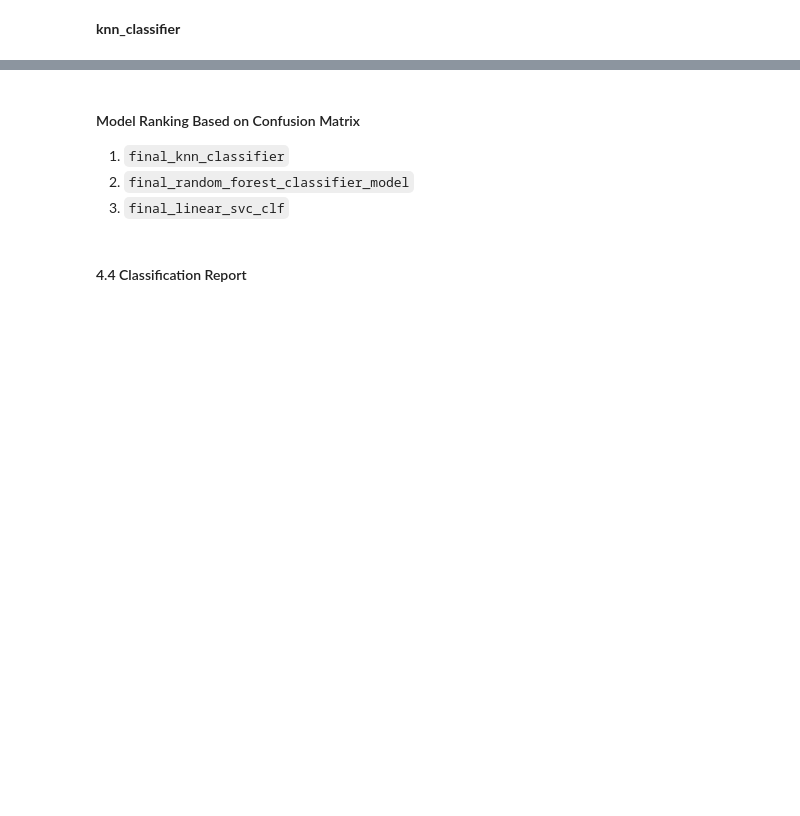
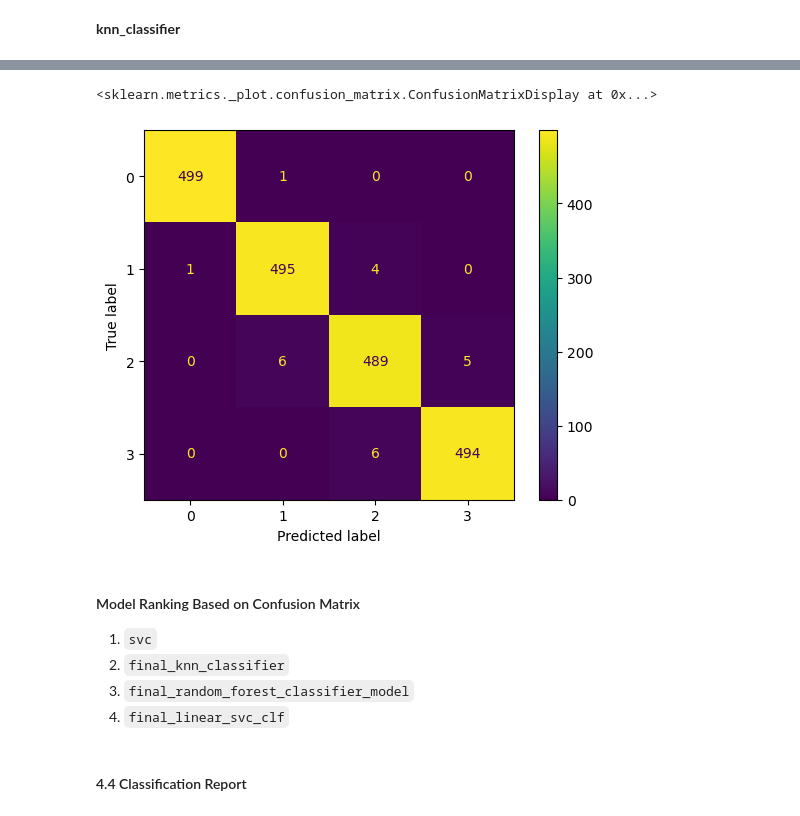
Before and after one commit to jaymes15/mobile-price-model-classification, a Jupyter notebook: Mobile-Price-Classification.ipynb, the cells around one changed output, grey strips where cells are left out. Drawn from its saved outputs; the diff is of its cells as text; code cells hidden in the pictures; blank space fills up the shorter version.

```diff
--- a/Mobile-Price-Classification.ipynb
+++ b/Mobile-Price-Classification.ipynb
@@ -385,0 +372,5 @@ final_random_forest_classifier_model.score(X_test, y_test)
+# %%
+from sklearn import svm
+svc = svm.SVC(kernel='linear')
+svc.fit(X_train, y_train)
+svc.score(X_test, y_test)
@@ -510,8 +532,13 @@ ConfusionMatrixDisplay.from_estimator(estimator=final_knn_classifier, X=X.values
+# %%
+ConfusionMatrixDisplay.from_estimator(estimator=svc, X=X, y=y)
+# %% [output]
+<sklearn.metrics._plot.confusion_matrix.ConfusionMatrixDisplay at 0x...>
+[figure, added]
 # %% [markdown]
 #### Model Ranking Based on Confusion Matrix
 
-
-1. `final_knn_classifier`
+1. `svc`
+2. `final_knn_classifier`
 2. `final_random_forest_classifier_model`
 3. `final_linear_svc_clf`
 # %% [markdown]
```
Also changed, not shown: parts of 37 cells of this notebook, 5 other files.
